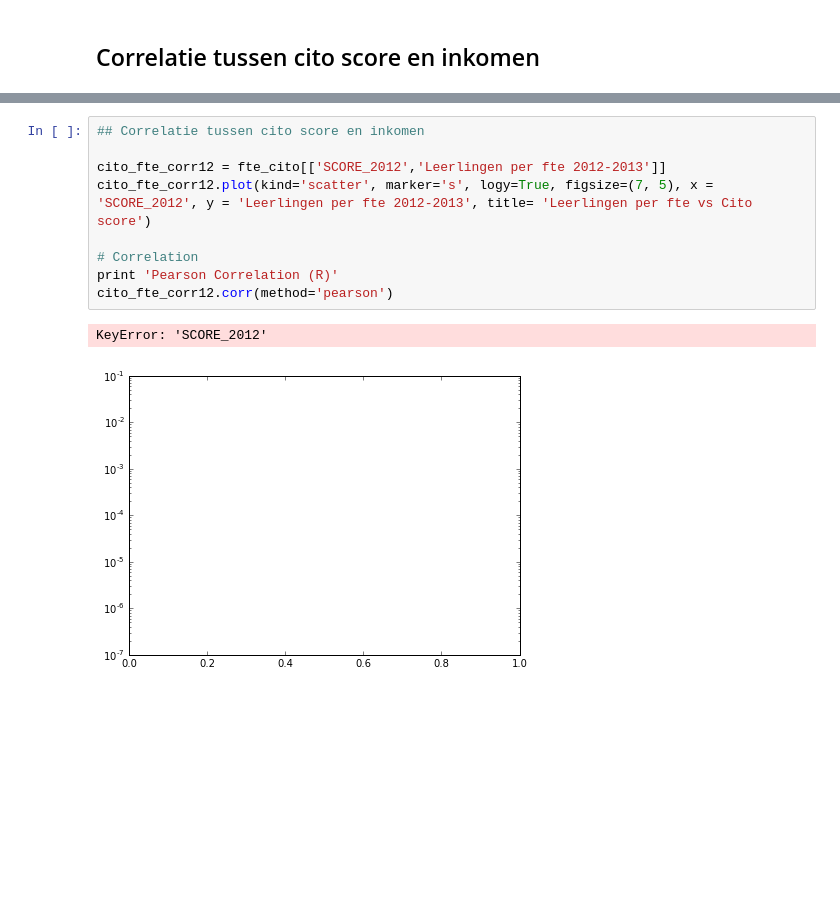
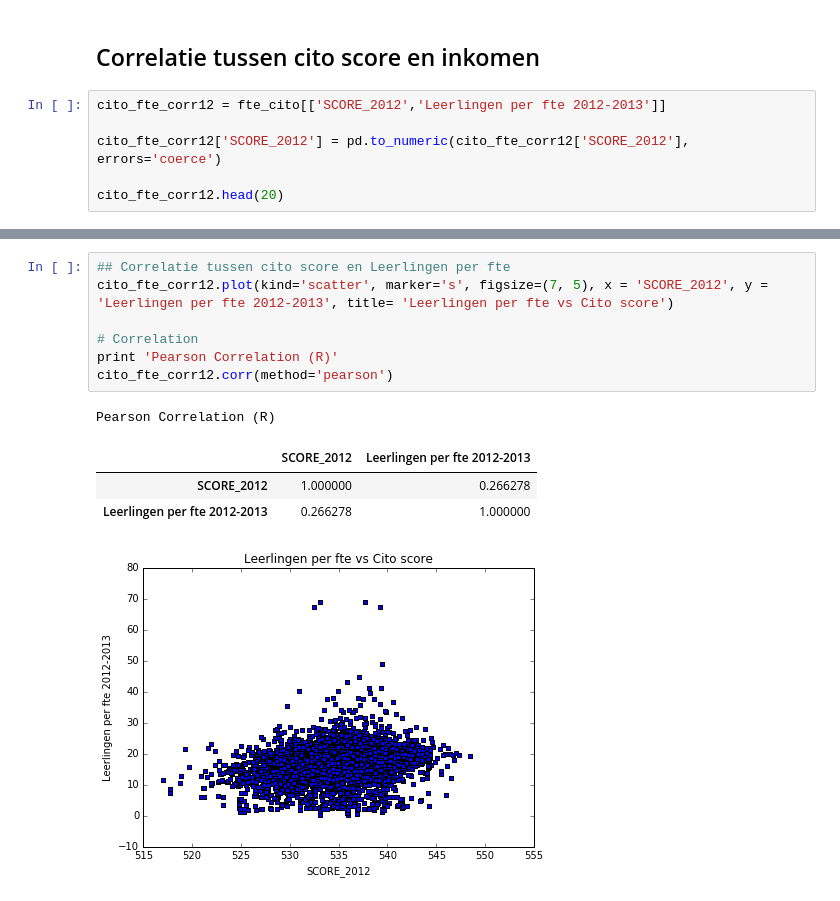
Before and after one commit to dylanwijman/data-science, a Jupyter notebook: Miniproject/Miniproject_basisonderwijs-Copy1.ipynb, the cells around one changed output, grey strips where cells are left out. Saved outputs shown, nothing was run; the diff lists cells and outputs as text; blank space fills up the shorter version.

Commit message:
correlatie en plot

```diff
--- a/Miniproject/Miniproject_basisonderwijs-Copy1.ipynb
+++ b/Miniproject/Miniproject_basisonderwijs-Copy1.ipynb
@@ -180,3 +180,9 @@ fte_cito.head(100)
 100 rows × 15 columns
 # %% [markdown]
 ## Correlatie tussen cito score en inkomen
+# %%
+cito_fte_corr12 = fte_cito[['SCORE_2012','Leerlingen per fte 2012-2013']]
+
+cito_fte_corr12['SCORE_2012'] = pd.to_numeric(cito_fte_corr12['SCORE_2012'], errors='coerce')
+
+cito_fte_corr12.head(20)
@@ -183,12 +233,13 @@ fte_cito.head(100)
 # %%
-## Correlatie tussen cito score en inkomen
-
-cito_fte_corr12 = fte_cito[['SCORE_2012','Leerlingen per fte 2012-2013']]
-cito_fte_corr12.plot(kind='scatter', marker='s', logy=True, figsize=(7, 5), x = 'SCORE_2012', y = 'Leerlingen per fte 2012-2013', title= 'Leerlingen per fte vs Cito score')
+## Correlatie tussen cito score en Leerlingen per fte
+cito_fte_corr12.plot(kind='scatter', marker='s', figsize=(7, 5), x = 'SCORE_2012', y = 'Leerlingen per fte 2012-2013', title= 'Leerlingen per fte vs Cito score')
 
 # Correlation
 print 'Pearson Correlation (R)'
 cito_fte_corr12.corr(method='pearson')
 # %% [output]
-KeyError: 'SCORE_2012'
+Pearson Correlation (R)
+|  | SCORE_2012 | Leerlingen per fte 2012-2013 |
+| SCORE_2012 | 1.000000 | 0.266278 |
+| Leerlingen per fte 2012-2013 | 0.266278 | 1.000000 |
-[figure, old version]
+[figure, new version]
```
Also changed, not shown: parts of 2 cells of this notebook.
